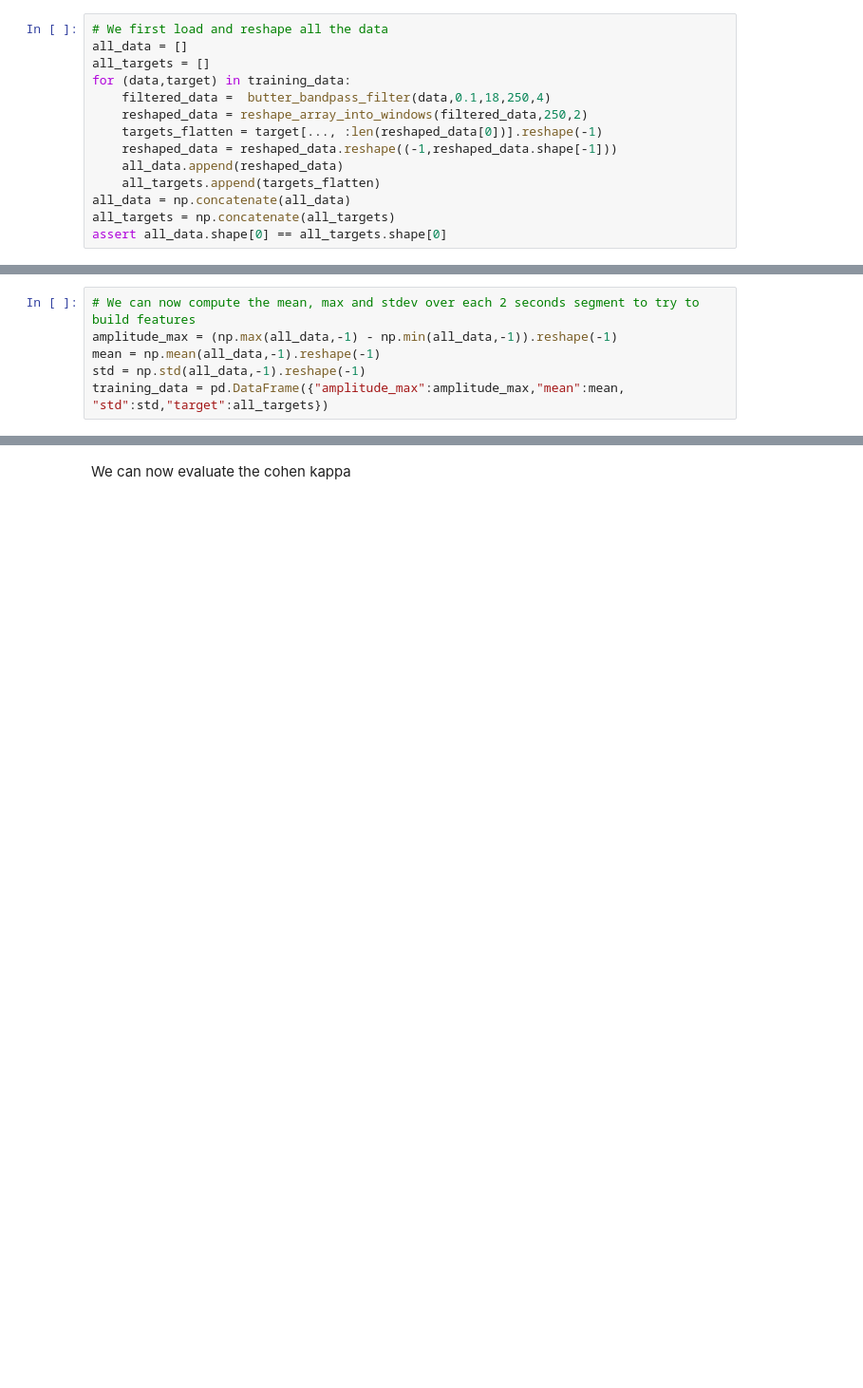
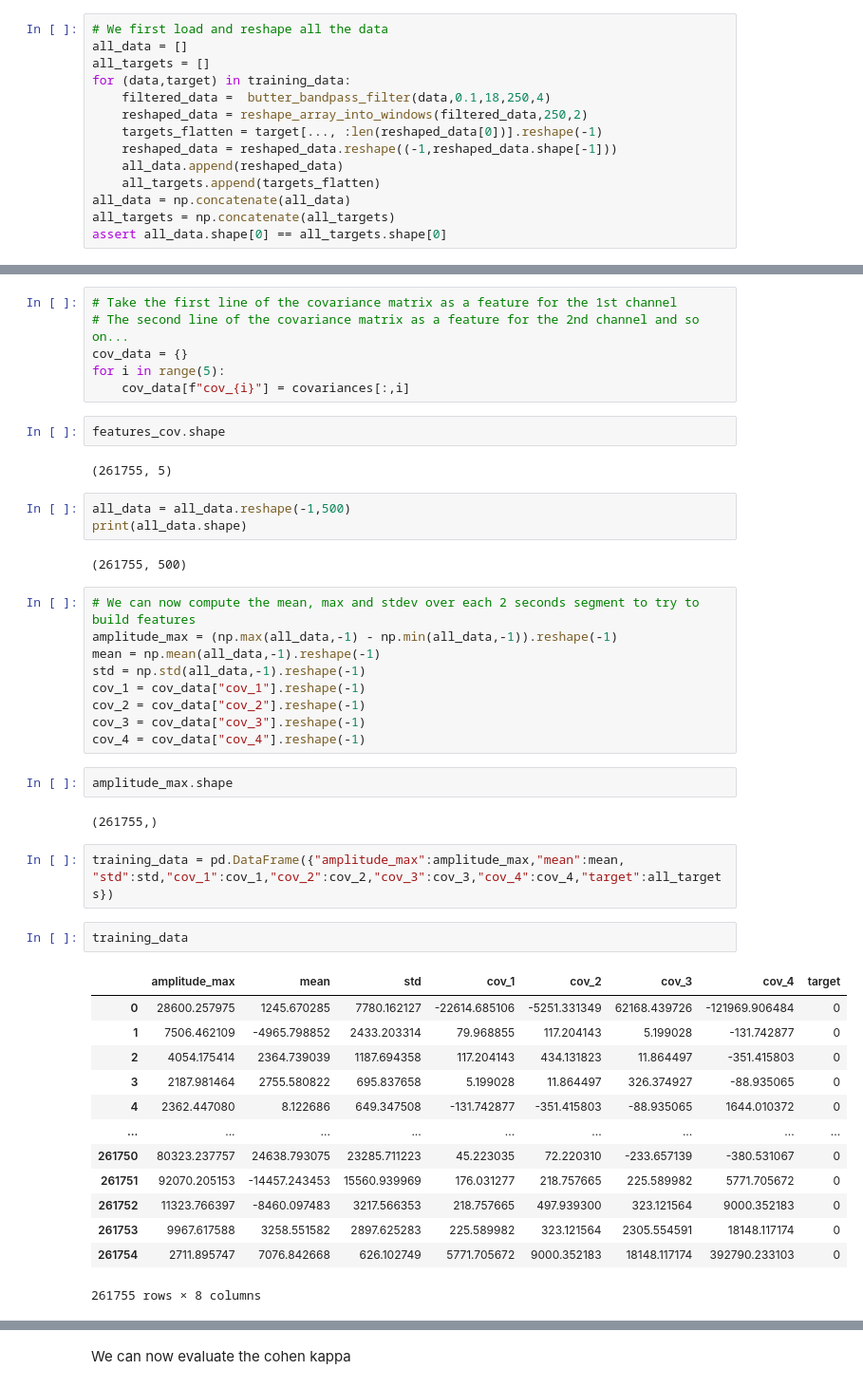
Before and after one commit to EmileDeBiot/Sleep_EEG_Kaggle, a Jupyter notebook: XGBoost.ipynb, the cells around one changed output, grey strips where cells are left out. Shown: that part at 95% size. Saved outputs shown, nothing was run; the diff lists cells and outputs as text; blank space fills up the shorter version.

Commit message:
:construction: Trying to add covariance features

```diff
--- a/XGBoost.ipynb
+++ b/XGBoost.ipynb
@@ -220,9 +238,49 @@ assert all_data.shape[0] == all_targets.shape[0]
+# %%
+# Take the first line of the covariance matrix as a feature for the 1st channel
+# The second line of the covariance matrix as a feature for the 2nd channel and so on...
+cov_data = {}
+for i in range(5):
+    cov_data[f"cov_{i}"] = covariances[:,i]
+# %%
+features_cov.shape
+# %% [output]
+(261755, 5)
+# %%
+all_data = all_data.reshape(-1,500)
+print(all_data.shape)
+# %% [output]
+(261755, 500)
 # %%
 # We can now compute the mean, max and stdev over each 2 seconds segment to try to build features
 amplitude_max = (np.max(all_data,-1) - np.min(all_data,-1)).reshape(-1)
 mean = np.mean(all_data,-1).reshape(-1)
 std = np.std(all_data,-1).reshape(-1)
-training_data = pd.DataFrame({"amplitude_max":amplitude_max,"mean":mean, "std":std,"target":all_targets})
+cov_1 = cov_data["cov_1"].reshape(-1)
+cov_2 = cov_data["cov_2"].reshape(-1)
+cov_3 = cov_data["cov_3"].reshape(-1)
+cov_4 = cov_data["cov_4"].reshape(-1)
+# %%
+amplitude_max.shape
+# %% [output]
+(261755,)
+# %%
+training_data = pd.DataFrame({"amplitude_max":amplitude_max,"mean":mean, "std":std,"cov_1":cov_1,"cov_2":cov_2,"cov_3":cov_3,"cov_4":cov_4,"target":all_targets})
+# %%
+training_data
+# %% [output]
+|  | amplitude_max | mean | std | cov_1 | cov_2 | cov_3 | cov_4 | target |
+| 0 | 28600.257975 | 1245.670285 | 7780.162127 | -22614.685106 | -5251.331349 | 62168.439726 | -121969.906484 | 0 |
+| 1 | 7506.462109 | -4965.798852 | 2433.203314 | 79.968855 | 117.204143 | 5.199028 | -131.742877 | 0 |
+| 2 | 4054.175414 | 2364.739039 | 1187.694358 | 117.204143 | 434.131823 | 11.864497 | -351.415803 | 0 |
+| 3 | 2187.981464 | 2755.580822 | 695.837658 | 5.199028 | 11.864497 | 326.374927 | -88.935065 | 0 |
+| 4 | 2362.447080 | 8.122686 | 649.347508 | -131.742877 | -351.415803 | -88.935065 | 1644.010372 | 0 |
+| ... | ... | ... | ... | ... | ... | ... | ... | ... |
+| 261750 | 80323.237757 | 24638.793075 | 23285.711223 | 45.223035 | 72.220310 | -233.657139 | -380.531067 | 0 |
+| 261751 | 92070.205153 | -14457.243453 | 15560.939969 | 176.031277 | 218.757665 | 225.589982 | 5771.705672 | 0 |
+| 261752 | 11323.766397 | -8460.097483 | 3217.566353 | 218.757665 | 497.939300 | 323.121564 | 9000.352183 | 0 |
+| 261753 | 9967.617588 | 3258.551582 | 2897.625283 | 225.589982 | 323.121564 | 2305.554591 | 18148.117174 | 0 |
+| 261754 | 2711.895747 | 7076.842668 | 626.102749 | 5771.705672 | 9000.352183 | 18148.117174 | 392790.233103 | 0 |
+261755 rows × 8 columns
 # %%
 # We train a model on 70% of the data and evaluate the model on the remaining 30%
 prop_train = 0.7
```
Also changed, not shown: parts of 7 cells of this notebook.
